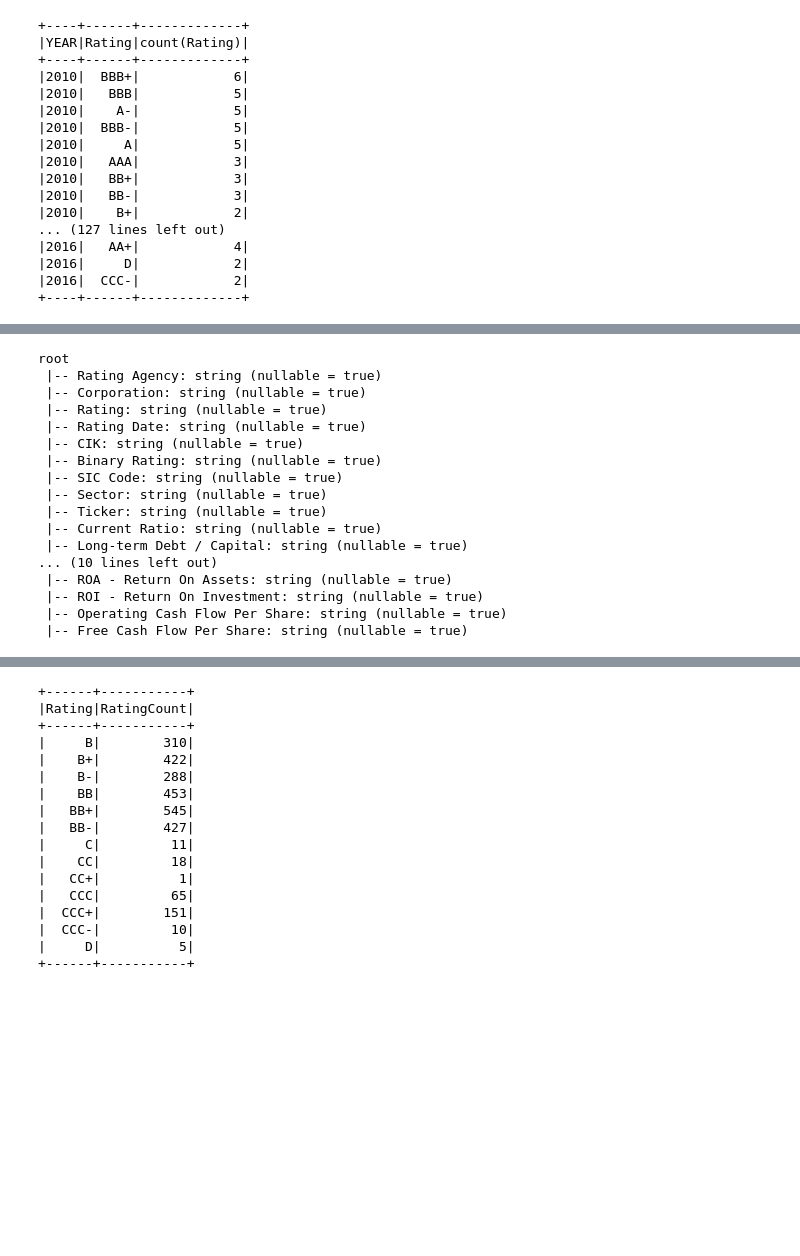
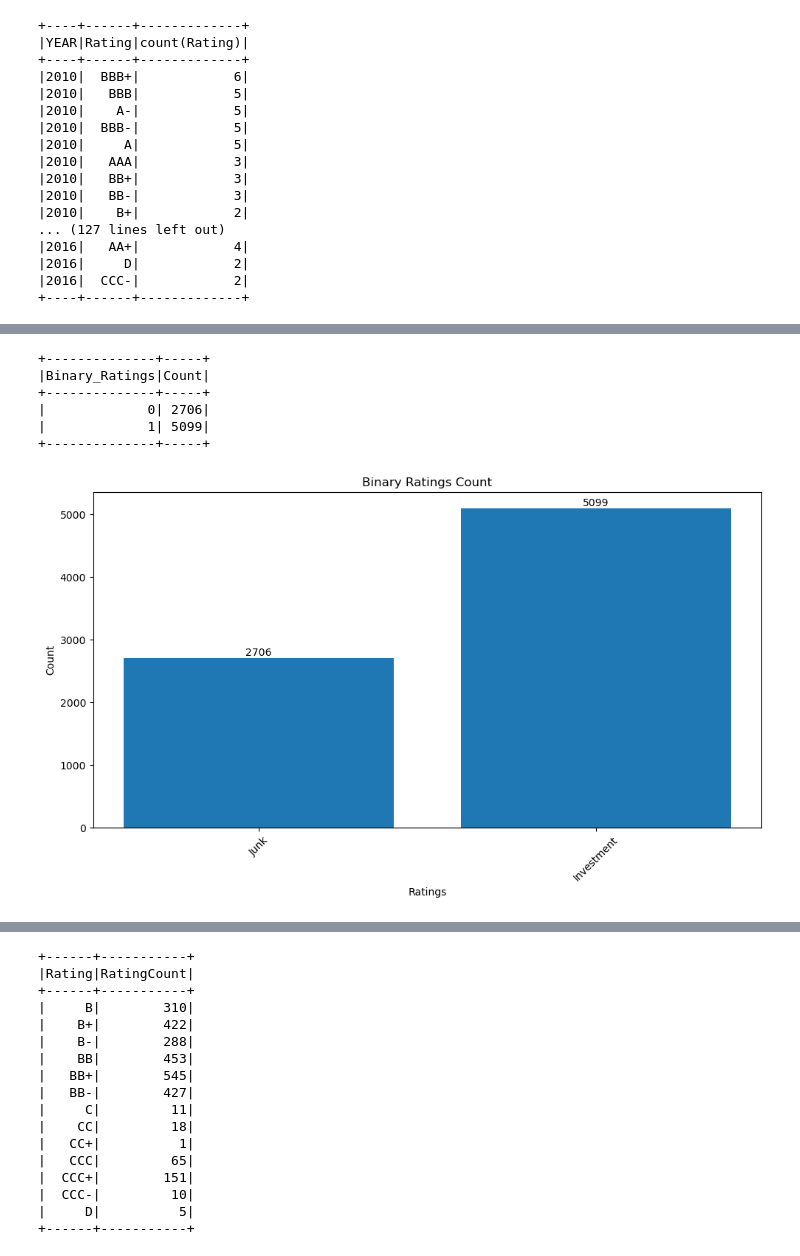
Before and after one commit to ericjjohnson2/corporate_credit_rating, a Jupyter notebook: notebooks/data_import.ipynb, the cells around one changed output, grey strips where cells are left out. Drawn from its saved outputs; the diff is of its cells as text; code cells hidden in the pictures; blank space fills up the shorter version.

```diff
--- a/notebooks/data_import.ipynb
+++ b/notebooks/data_import.ipynb
@@ -180,21 +306,38 @@ spark.sql(query).show(500)
 +------+-----------+
-# %%
-df.printSchema()
-# %% [output]
-root
- |-- Rating Agency: string (nullable = true)
- |-- Corporation: string (nullable = true)
- |-- Rating: string (nullable = true)
- |-- Rating Date: string (nullable = true)
- |-- CIK: string (nullable = true)
- |-- Binary Rating: string (nullable = true)
- |-- SIC Code: string (nullable = true)
- |-- Sector: string (nullable = true)
- |-- Ticker: string (nullable = true)
- |-- Current Ratio: string (nullable = true)
- |-- Long-term Debt / Capital: string (nullable = true)
-... (10 lines left out)
- |-- ROA - Return On Assets: string (nullable = true)
- |-- ROI - Return On Investment: string (nullable = true)
- |-- Operating Cash Flow Per Share: string (nullable = true)
- |-- Free Cash Flow Per Share: string (nullable = true)
+# %%
+query = """
+SELECT `Binary Rating` AS Binary_Ratings, COUNT(*) AS Count
+FROM ratings
+GROUP BY `Binary Rating`
+"""
+spark.sql(query).show()
+# %% [output]
++--------------+-----+
+|Binary_Ratings|Count|
++--------------+-----+
+|             0| 2706|
+|             1| 5099|
++--------------+-----+
+# %%
+result_df = spark.sql(query).toPandas()
+
+grades = {"0": "Junk", "1": "Investment"}
+result_df['Binary_Ratings'] = result_df['Binary_Ratings'].map(grades)
+
+x_labels = result_df['Binary_Ratings']
+y_values = result_df['Count']
+
+plt.figure(figsize=(10, 6))
+bars = plt.bar(x_labels, y_values)
+plt.xlabel('Ratings')
+plt.ylabel('Count')
+plt.title('Binary Ratings Count')
+plt.xticks(rotation=45)
+for bar in bars:
+    yval = bar.get_height()
+    plt.text(bar.get_x() + bar.get_width()/2, yval + 1, yval, ha='center', va='bottom')
+plt.tight_layout()
+plt.savefig('../img/exploration/Binary_Ratings.png')
+plt.show()
+# %% [output]
+[figure, added]
```
Also changed, not shown: parts of 40 cells of this notebook, 5 other files.
